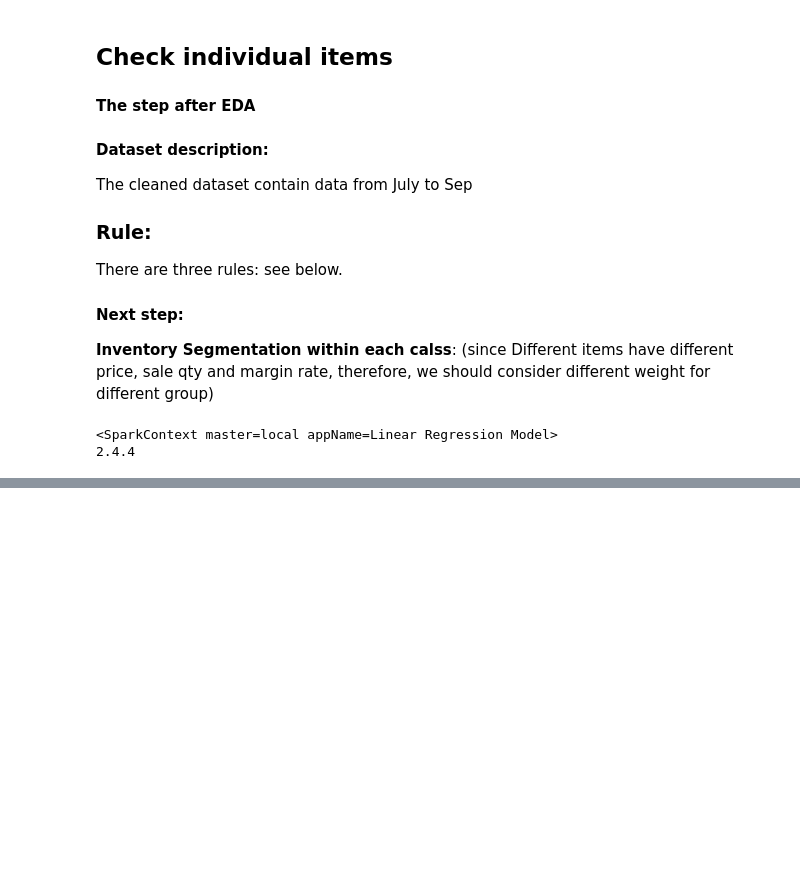
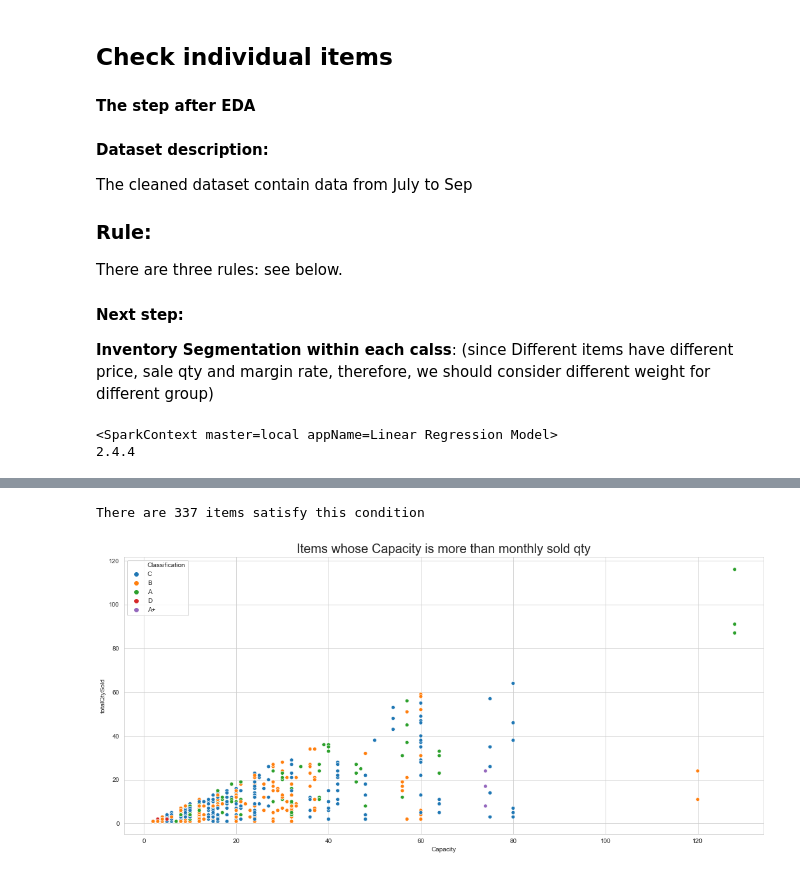
Before and after one commit to YiranJing/Lagardere_CommercialAnalysis, a Jupyter notebook: InventoryOptimization/notebook/CheckItems_InventoryOptimization.ipynb, the cells around one changed output, grey strips where cells are left out. Saved outputs shown, nothing was run; the diff lists cells and outputs as text; code cells hidden in the pictures; blank space fills up the shorter version.

```diff
--- a/InventoryOptimization/notebook/CheckItems_InventoryOptimization.ipynb
+++ b/InventoryOptimization/notebook/CheckItems_InventoryOptimization.ipynb
@@ -152,0 +228,5 @@ plt.show()
+# %%
+qty_less_than_capacity = find_monthly_qty_less_items(df, 'Capacity')
+# %% [output]
+There are 337 items satisfy this condition
+[figure, added]
```
Also changed, not shown: parts of 28 cells of this notebook.
